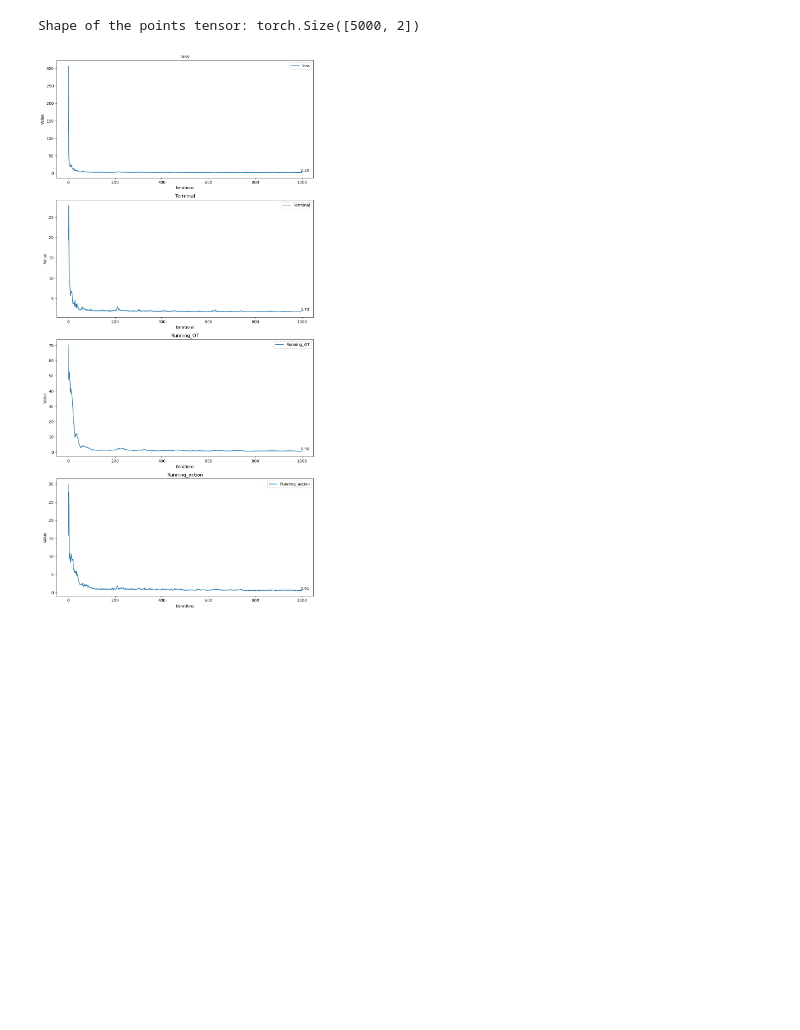
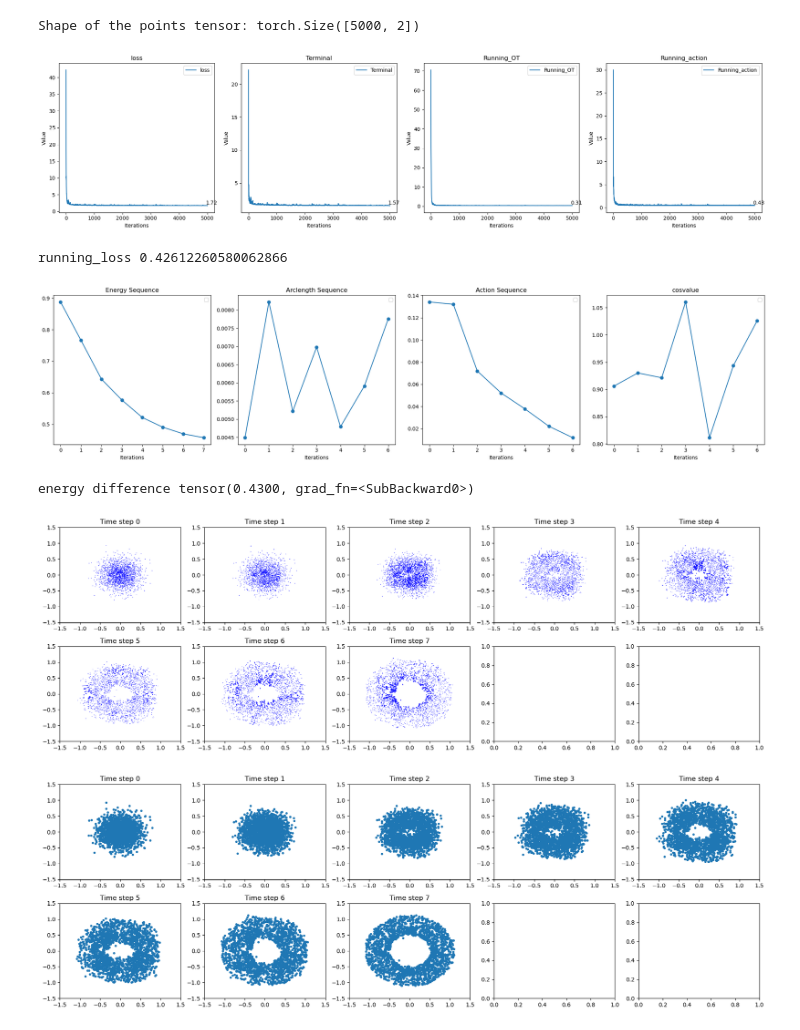
Before and after one commit to cliu687/Generative-String-Net, a Jupyter notebook: src/test2.ipynb, the cells around one changed output. Saved outputs shown, nothing was run; the diff lists cells and outputs as text; code cells hidden in the pictures; blank space fills up the shorter version.

```diff
--- a/src/test2.ipynb
+++ b/src/test2.ipynb
@@ -446,6 +508,7 @@ def compute_loss(flow, data, args, mode='train'):
     Energy_seq[0]=Energy(part[:,0,:])
     arclength_seq = torch.zeros(K)
     action_seq = torch.zeros(K)
+    cosvalue = torch.zeros(K)
     running_loss = 0
     for i in range(1,K+1):
         # print(i)
@@ -456,6 +519,7 @@ def compute_loss(flow, data, args, mode='train'):
         gradF2 = GradF2(part[:,i,:])
         running_loss += torch.sqrt(gradF2 * arclength2)
         action_seq[i-1] = torch.sqrt(gradF2 * arclength2)
+        cosvalue[i-1] = torch.sqrt((Energy_seq[i]-Energy_seq[i-1])**2 / (gradF2 * arclength2) )
     L = torch.mean(K * torch.norm(part[:,I,:] - part[:,I+1,:], dim=[1,2])**2)
     differences = Energy_seq[1:] - Energy_seq[:-1]
     energydiff_loss = (torch.max(differences)/torch.min(differences)-1)**2
@@ -467,15 +531,16 @@ def compute_loss(flow, data, args, mode='train'):
     F_cost = torch.Tensor([0]).to(device)
 
     # Overall loss
-    loss = G_cost + args.lbd_OT * (L+running_loss)+args.lbd_OT*arclendiff_loss + args.lbd_F * F_cost
+    loss = G_cost + args.lbd_OT * (L+running_loss)
 
     # return loss, G_cost, L_cost, F_cost
-    return {'loss': loss, 'Terminal': G_cost, 'Running_OT': L, 'Running_action':running_loss, 'arc': arclendiff_loss, 'F': F_cost}
+    return {'loss': loss, 'Terminal': G_cost, 'Running_OT': L, 'Running_action':running_loss, 'arc': (arcactdiff_loss), 'F': F_cost, 'Energy_seq': Energy_seq, 'arclength_seq': arclength_seq, 'action_seq': action_seq, 'cosvalue': cosvalue}
 
 # main loop
 # 初始化存储损失值的字典
 losses = {'loss': [], 'Terminal': [], 'Running_OT': [], 'Running_action': [], 'arc': []}
 
+args.num_training_steps = 5000
 for step in tqdm(range(args.num_training_steps), desc='Training Progress', unit='iter'):
     flow.train()
     optimizer.zero_grad()
@@ -493,32 +558,67 @@ for step in tqdm(range(args.num_training_steps), desc='Training Progress', unit=
 
     loss      = loss_dict['loss']
 
     loss.backward()
     clip_grad_norm_(flow.parameters(), args.grad_norm_clip_value)
     optimizer.step()
 
 
 # 画图部分
-fig, axs = plt.subplots(4, 1, figsize=(10, 20))
+fig, axs = plt.subplots(1, 4, figsize=(20, 5))
 loss_types = ['loss', 'Terminal', 'Running_OT', 'Running_action','arc']
 titles = ['loss', 'Terminal', 'Running_OT', 'Running_action','arc']
 
 for i, ax in enumerate(axs):
     ax.plot(losses[loss_types[i]], label=loss_types[i])
     ax.set_title(titles[i])
     ax.set_xlabel('Iterations')
     ax.set_ylabel('Value')
     ax.legend()
 
     # 标注最后一点的值
     final_value = losses[loss_types[i]][-1]
     ax.annotate(f'{final_value:.2f}', # 格式化为两位小数
                 xy=(len(losses[loss_types[i]]) - 1, final_value),
                 xytext=(8, 0),
                 textcoords='offset points',
                 ha='center', va='bottom')
 
 plt.tight_layout()
 plt.show()
+
+print('running_loss',losses['Running_action'][-1])
+
+loss_dict = compute_loss(flow, points, args, mode='train')
+loss_types = ['Energy_seq', 'arclength_seq', 'action_seq', 'cosvalue']
+titles = ['Energy Sequence', 'Arclength Sequence', 'Action Sequence', 'cosvalue']
+
+# 创建4个子图
+fig, axs = plt.subplots(1, 4, figsize=(20, 5))
+
+# 遍历每个子图并绘制相应的loss数据
+for i, ax in enumerate(axs):
+    ax.plot(loss_dict[loss_types[i]].data.cpu().numpy(), marker='o')
+    ax.set_title(titles[i])
+    ax.set_xlabel('Iterations')
+    ax.legend()
+
+plt.tight_layout()
+plt.show()
+
+print('energy difference', loss_dict['Energy_seq'].max()-loss_dict['Energy_seq'].min())
+
+z_K, ld_gen, OT_cost_gen, hist_gen, hist_ld_gen, z_0 = flow.sample(args.train_batch_size)
+hist = hist_gen
+part = torch.cat(hist).reshape(len(hist), hist[0].shape[0], hist[0].shape[-1]).permute(1,0,2)
+K = part.shape[1]
+I = torch.arange(0, K, step=4)
+part = part[:,I,:]
+
+main_plot(part, z_0)
 # %% [output]
-[figure, old version]
+[figure, new version]
+running_loss 0.42612260580062866
+[figure, added]
+energy difference tensor(0.4300, grad_fn=<SubBackward0>)
+[figure, added]
+[figure, added]
```
Also changed, not shown: parts of 6 cells of this notebook.
